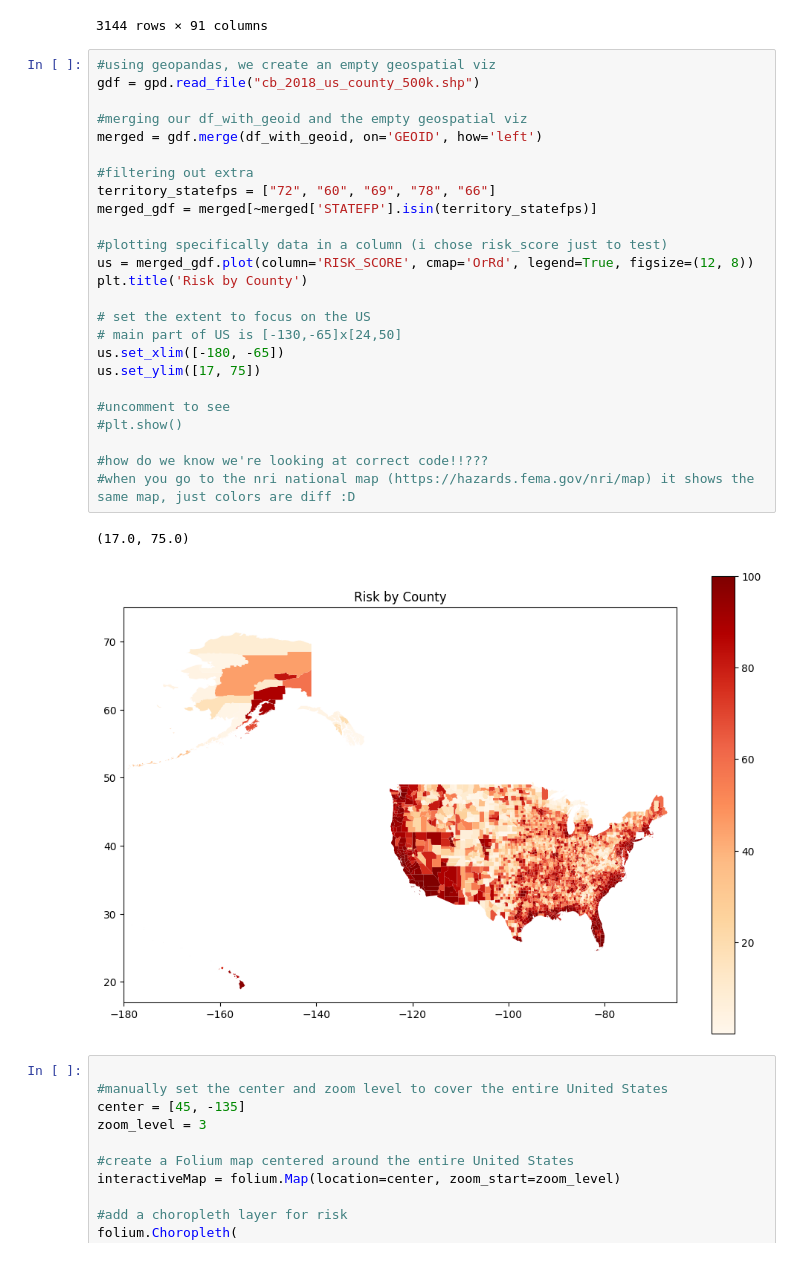
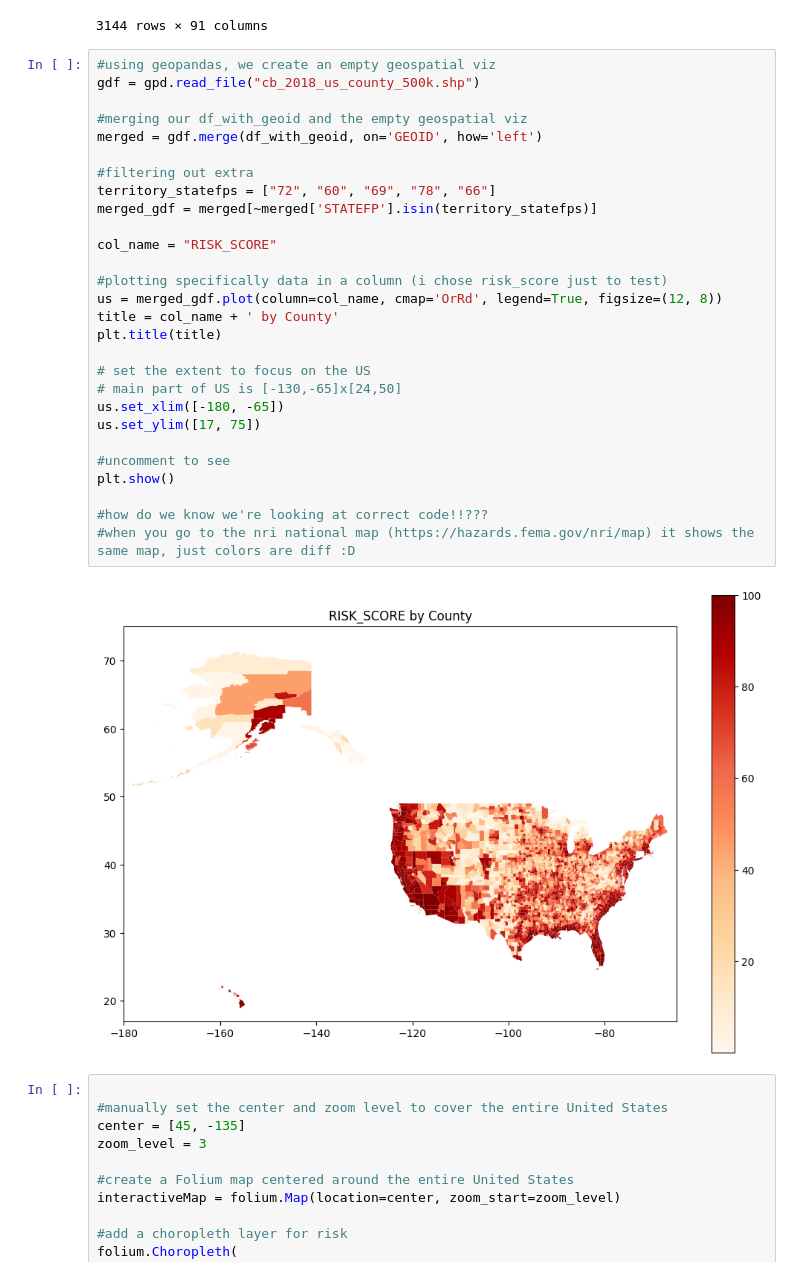
Before and after one commit to farnhamh/CS124H-Group-3, a Jupyter notebook: max/project.ipynb, the cells around one changed output. Cells and saved outputs as stored; diff of their text form.

Commit message:
update the plot

```diff
--- a/max/project.ipynb
+++ b/max/project.ipynb
@@ -422,31 +415,33 @@ df_with_geoid
 # %%
 #using geopandas, we create an empty geospatial viz
 gdf = gpd.read_file("cb_2018_us_county_500k.shp")
 
 #merging our df_with_geoid and the empty geospatial viz
 merged = gdf.merge(df_with_geoid, on='GEOID', how='left')
 
 #filtering out extra
 territory_statefps = ["72", "60", "69", "78", "66"]
 merged_gdf = merged[~merged['STATEFP'].isin(territory_statefps)]
 
+col_name = "RISK_SCORE"
+
 #plotting specifically data in a column (i chose risk_score just to test)
-us = merged_gdf.plot(column='RISK_SCORE', cmap='OrRd', legend=True, figsize=(12, 8))
-plt.title('Risk by County')
+us = merged_gdf.plot(column=col_name, cmap='OrRd', legend=True, figsize=(12, 8))
+title = col_name + ' by County'
+plt.title(title)
 
 # set the extent to focus on the US
 # main part of US is [-130,-65]x[24,50]
 us.set_xlim([-180, -65])
 us.set_ylim([17, 75])
 
 #uncomment to see
-#plt.show()
+plt.show()
 
 #how do we know we're looking at correct code!!???
 #when you go to the nri national map (https://hazards.fema.gov/nri/map) it shows the same map, just colors are diff :D
 # %% [output]
-(17.0, 75.0)
-[figure, old version]
+[figure, new version]
 # %%
 
 #manually set the center and zoom level to cover the entire United States
```
Also changed, not shown: parts of 21 cells of this notebook, 1 other file.
